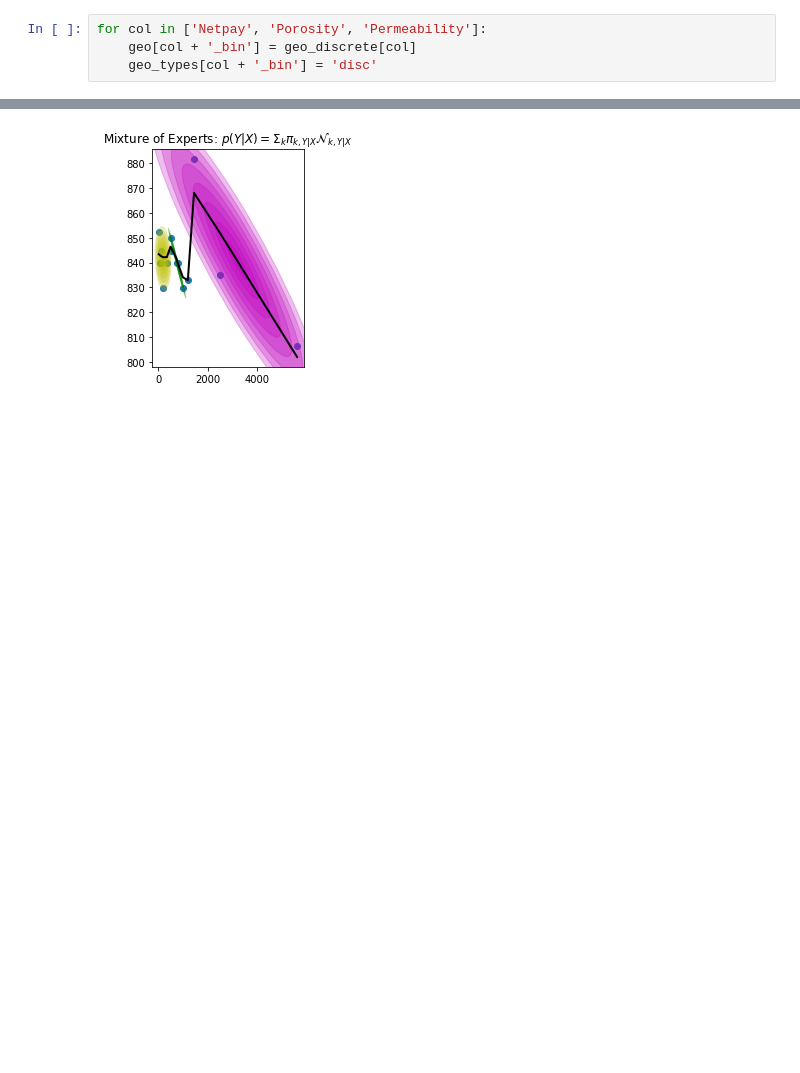
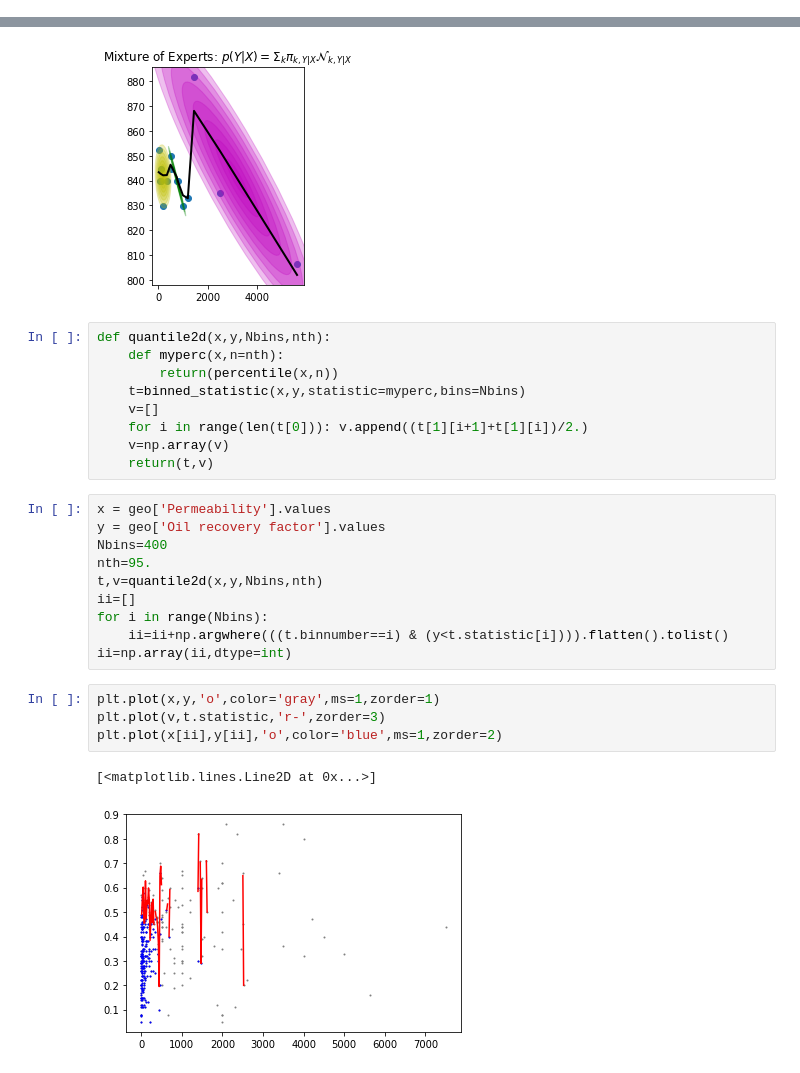
Before and after one commit to aimclub/BAMT, a Jupyter notebook: experiments/gmm_experiments.ipynb, the cells around one changed output, grey strips where cells are left out. Drawn from its saved outputs; the diff is of its cells as text; blank space fills up the shorter version.

```diff
--- a/experiments/gmm_experiments.ipynb
+++ b/experiments/gmm_experiments.ipynb
@@ -82,10 +84,6 @@ for c in columns:
 geo_coded, label_coder = code_categories(geo, 'label', colums_for_code)
 geo_discrete, coder = discretization(geo_coded, 'equal_frequency', columns_for_disc)
 geo_only_discrete, discrete_coder = discretization(geo, 'equal_frequency', columns_for_disc)
-# %%
-for col in ['Netpay', 'Porosity', 'Permeability']:
-    geo[col + '_bin'] = geo_discrete[col]
-    geo_types[col + '_bin'] = 'disc'
 # %%
 bn_full = structure_learning(geo_discrete, 'HC', geo_types, 'K2')
 bn_full
@@ -616,3 +600,29 @@ plt.plot(X_test, Y.ravel(), c="k", lw=2)
 plt.show()
 # %% [output]
 [figure]
+# %%
+def quantile2d(x,y,Nbins,nth):
+    def myperc(x,n=nth):
+        return(percentile(x,n))
+    t=binned_statistic(x,y,statistic=myperc,bins=Nbins)
+    v=[]
+    for i in range(len(t[0])): v.append((t[1][i+1]+t[1][i])/2.)
+    v=np.array(v)
+    return(t,v)
+# %%
+x = geo['Permeability'].values
+y = geo['Oil recovery factor'].values
+Nbins=400
+nth=95.
+t,v=quantile2d(x,y,Nbins,nth)
+ii=[]
+for i in range(Nbins):
+    ii=ii+np.argwhere(((t.binnumber==i) & (y<t.statistic[i]))).flatten().tolist()
+ii=np.array(ii,dtype=int)
+# %%
+plt.plot(x,y,'o',color='gray',ms=1,zorder=1)
+plt.plot(v,t.statistic,'r-',zorder=3)
+plt.plot(x[ii],y[ii],'o',color='blue',ms=1,zorder=2)
+# %% [output]
+[<matplotlib.lines.Line2D at 0x...>]
+[figure, added]
```
Also changed, not shown: parts of 4 cells of this notebook, 6 other files.
